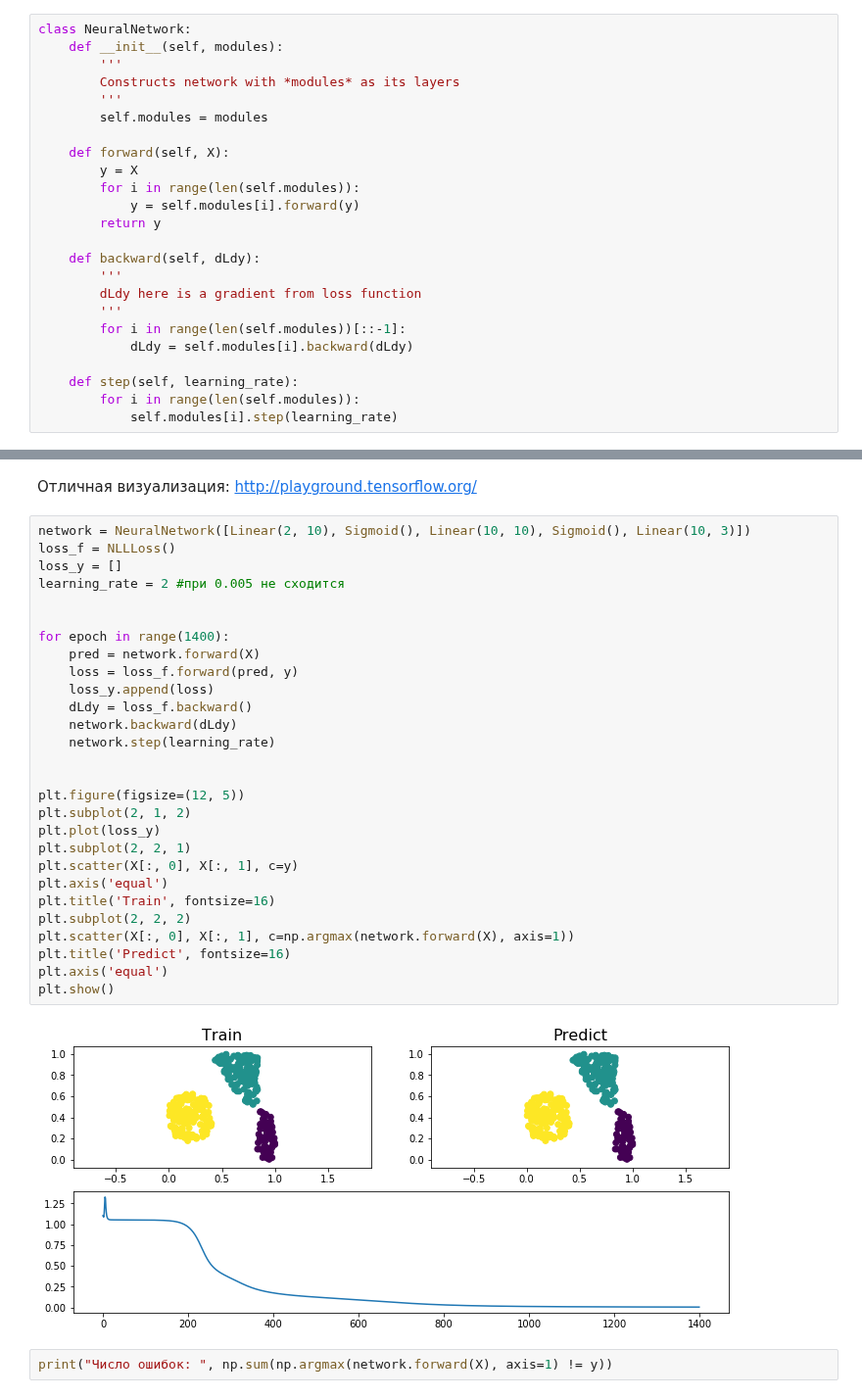
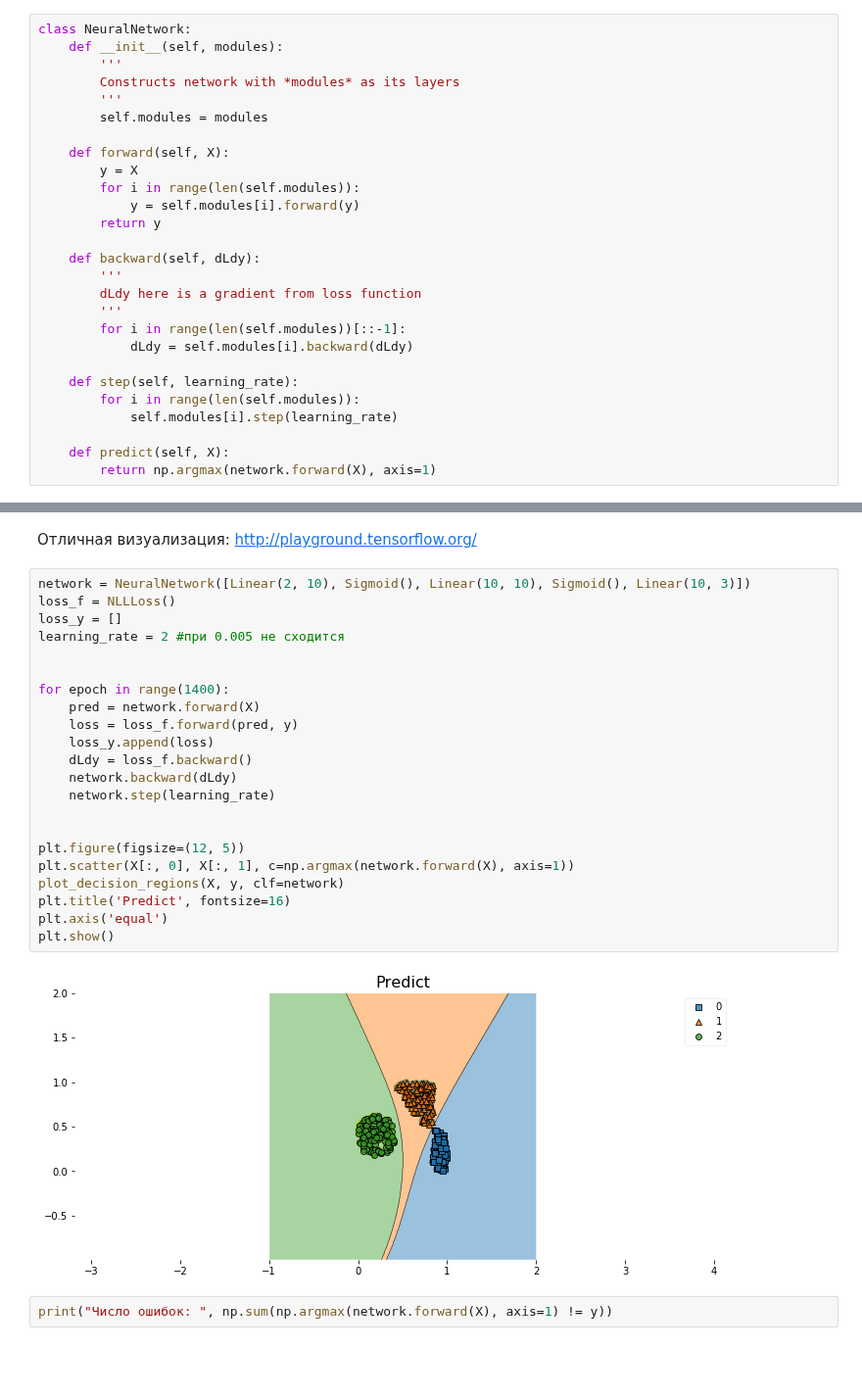
Before and after one commit to v-vskv-v/IR_ML, a Jupyter notebook: Data Analysis/Semester 2/viskov_task 1 (Back propagation).ipynb, the cells around one changed output, grey strips where cells are left out. Shown at 98% size. Cells and saved outputs as stored; diff of their text form; blank space fills up the shorter version.

```diff
--- a/Data Analysis/Semester 2/viskov_task 1 (Back propagation).ipynb
+++ b/Data Analysis/Semester 2/viskov_task 1 (Back propagation).ipynb
@@ -247,6 +248,9 @@ class NeuralNetwork:
     def step(self, learning_rate):
         for i in range(len(self.modules)):
             self.modules[i].step(learning_rate)
+
+    def predict(self, X):
+        return np.argmax(network.forward(X), axis=1)
 # %% [markdown]
 ### Часть 6, обучение на простых данных
 # %%
@@ -275,33 +279,27 @@ plt.show()
 # %%
 network = NeuralNetwork([Linear(2, 10), Sigmoid(), Linear(10, 10), Sigmoid(), Linear(10, 3)])
 loss_f = NLLLoss()
 loss_y = []
 learning_rate = 2 #при 0.005 не сходится
 
 
 for epoch in range(1400):
     pred = network.forward(X)
     loss = loss_f.forward(pred, y)
     loss_y.append(loss)
     dLdy = loss_f.backward()
     network.backward(dLdy)
     network.step(learning_rate)
 
 
 plt.figure(figsize=(12, 5))
-plt.subplot(2, 1, 2)
-plt.plot(loss_y)
-plt.subplot(2, 2, 1)
-plt.scatter(X[:, 0], X[:, 1], c=y)
-plt.axis('equal')
-plt.title('Train', fontsize=16)
-plt.subplot(2, 2, 2)
 plt.scatter(X[:, 0], X[:, 1], c=np.argmax(network.forward(X), axis=1))
+plot_decision_regions(X, y, clf=network)
 plt.title('Predict', fontsize=16)
 plt.axis('equal')
 plt.show()
 # %% [output]
-[figure, old version]
+[figure, new version]
 # %%
 print("Число ошибок: ", np.sum(np.argmax(network.forward(X), axis=1) != y))
 # %% [output]
```
Also changed, not shown: parts of 9 cells of this notebook.
